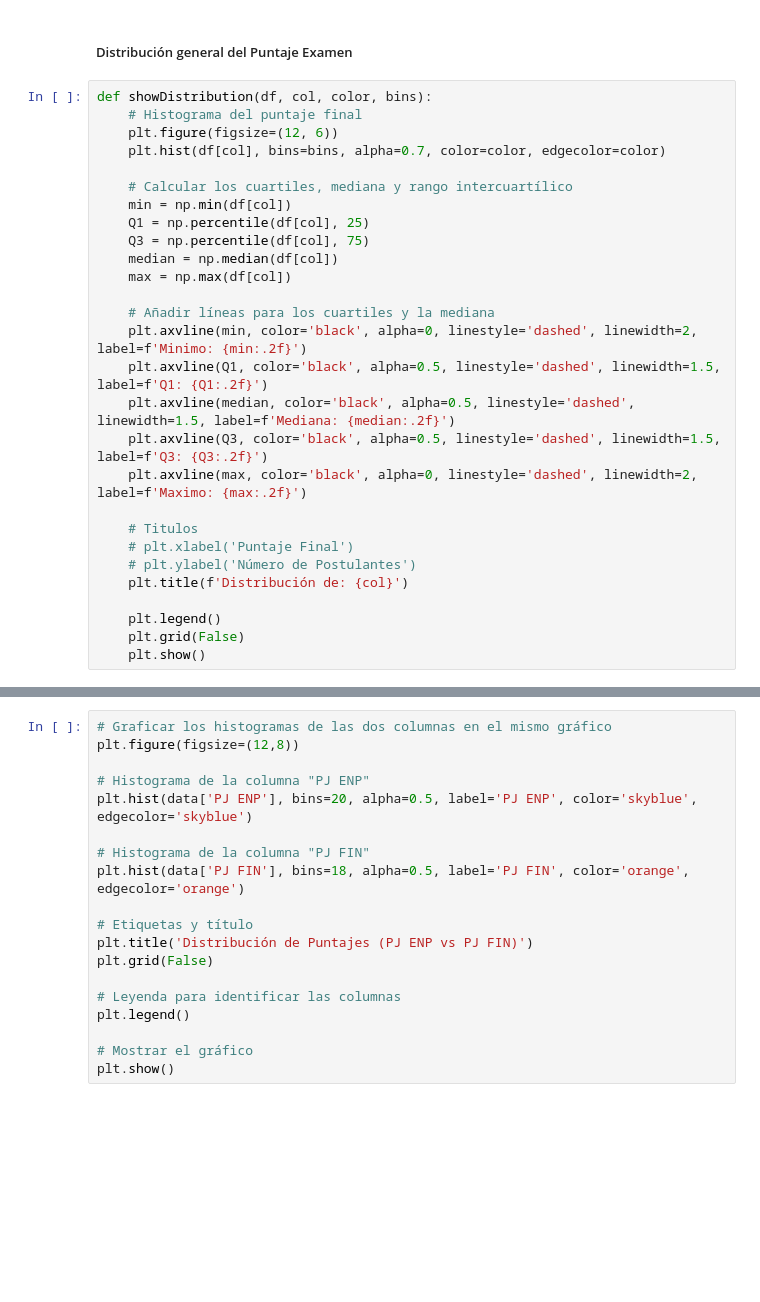
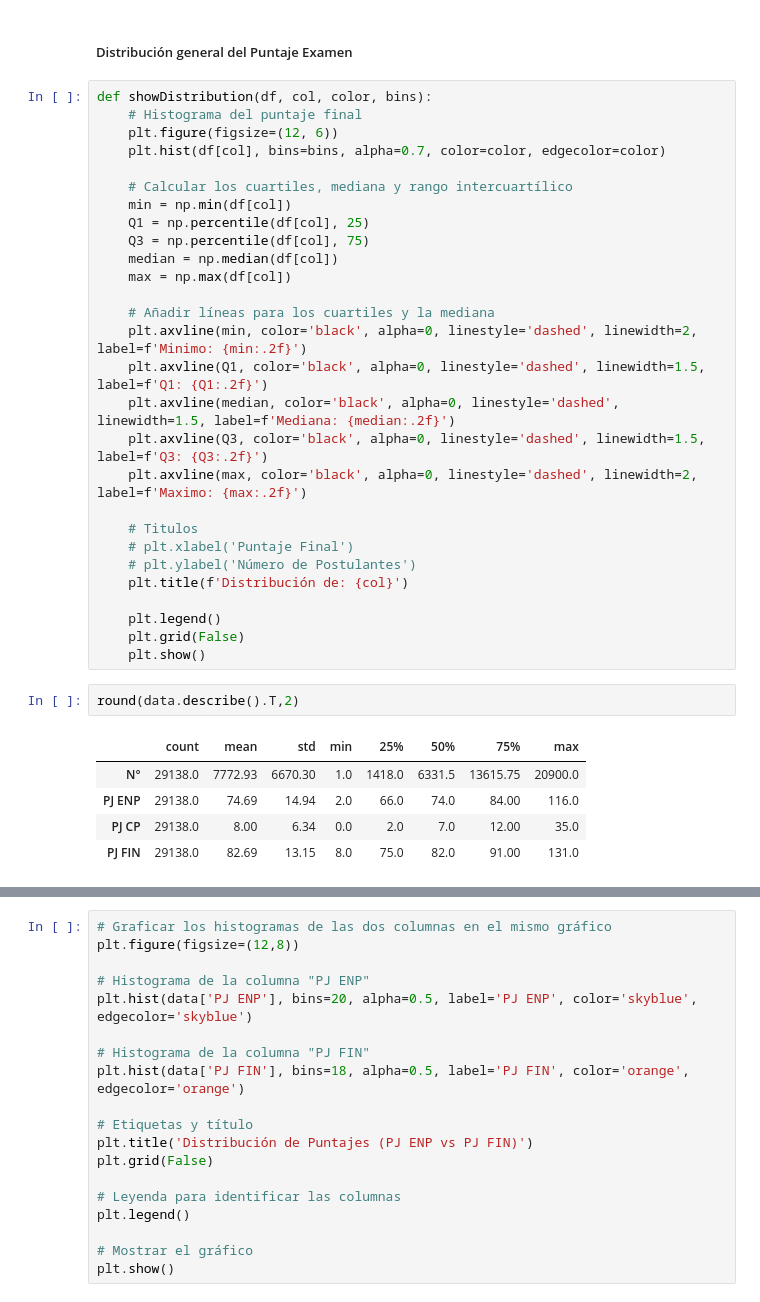
Before and after one commit to wreyesa/AnalisisBeca18, a Jupyter notebook: analysis.ipynb, the cells around one changed output, grey strips where cells are left out. Drawn from its saved outputs; the diff is of its cells as text; blank space fills up the shorter version.

```diff
--- a/analysis.ipynb
+++ b/analysis.ipynb
@@ -230,9 +243,9 @@ def showDistribution(df, col, color, bins):
 
     # Añadir líneas para los cuartiles y la mediana
     plt.axvline(min, color='black', alpha=0, linestyle='dashed', linewidth=2, label=f'Minimo: {min:.2f}')
-    plt.axvline(Q1, color='black', alpha=0.5, linestyle='dashed', linewidth=1.5, label=f'Q1: {Q1:.2f}')
-    plt.axvline(median, color='black', alpha=0.5, linestyle='dashed', linewidth=1.5, label=f'Mediana: {median:.2f}')
-    plt.axvline(Q3, color='black', alpha=0.5, linestyle='dashed', linewidth=1.5, label=f'Q3: {Q3:.2f}')
+    plt.axvline(Q1, color='black', alpha=0, linestyle='dashed', linewidth=1.5, label=f'Q1: {Q1:.2f}')
+    plt.axvline(median, color='black', alpha=0, linestyle='dashed', linewidth=1.5, label=f'Mediana: {median:.2f}')
+    plt.axvline(Q3, color='black', alpha=0, linestyle='dashed', linewidth=1.5, label=f'Q3: {Q3:.2f}')
     plt.axvline(max, color='black', alpha=0, linestyle='dashed', linewidth=2, label=f'Maximo: {max:.2f}')
 
     # Titulos
@@ -243,6 +256,14 @@ def showDistribution(df, col, color, bins):
     plt.legend()
     plt.grid(False)
     plt.show()
+# %%
+round(data.describe().T,2)
+# %% [output]
+|  | count | mean | std | min | 25% | 50% | 75% | max |
+| N° | 29138.0 | 7772.93 | 6670.30 | 1.0 | 1418.0 | 6331.5 | 13615.75 | 20900.0 |
+| PJ ENP | 29138.0 | 74.69 | 14.94 | 2.0 | 66.0 | 74.0 | 84.00 | 116.0 |
+| PJ CP | 29138.0 | 8.00 | 6.34 | 0.0 | 2.0 | 7.0 | 12.00 | 35.0 |
+| PJ FIN | 29138.0 | 82.69 | 13.15 | 8.0 | 75.0 | 82.0 | 91.00 | 131.0 |
 # %%
 showDistribution(df=data, col='PJ ENP', color='skyblue', bins=20)
 # %% [output]
```
Also changed, not shown: parts of 26 cells of this notebook.
